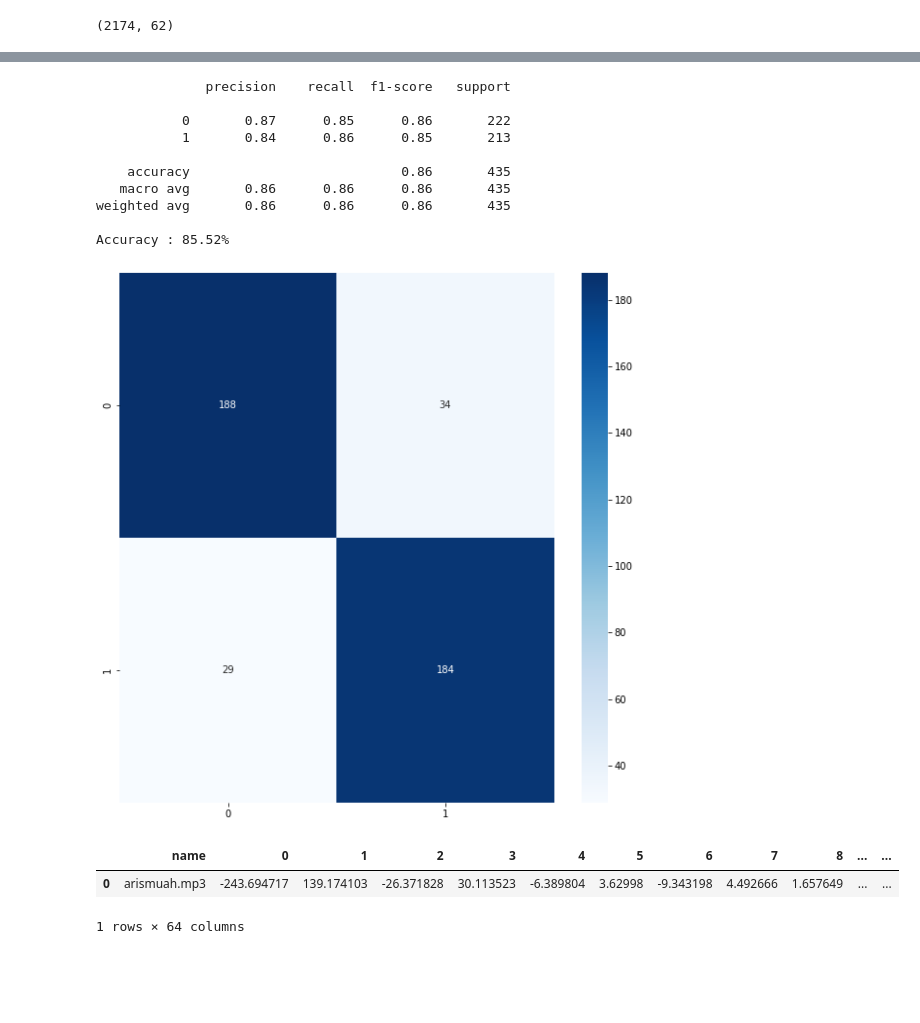
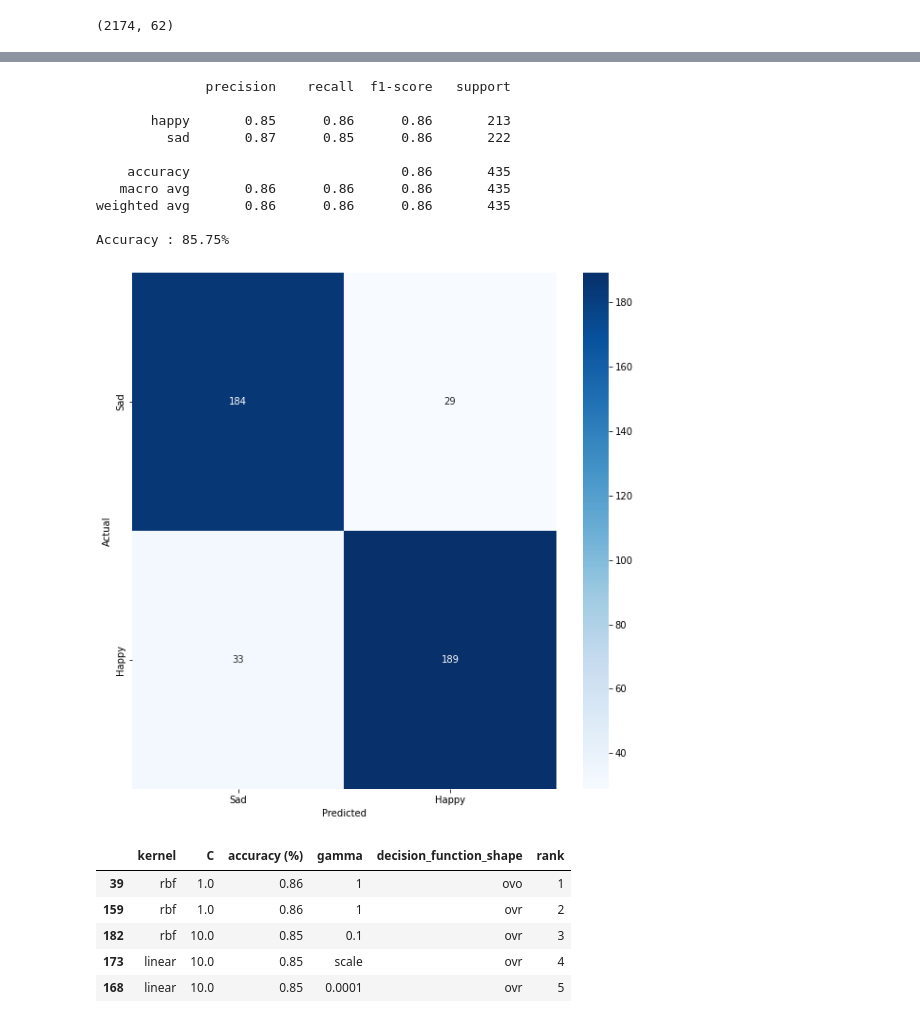
Before and after one commit to LvnnnX/Pemrosesan-Data-Multimedia, a Jupyter notebook: IPYNB-Code/Final-Project/final-project.ipynb, the cells around one changed output, grey strips where cells are left out. Drawn from its saved outputs; the diff is of its cells as text; code cells hidden in the pictures; blank space fills up the shorter version.

```diff
--- a/IPYNB-Code/Final-Project/final-project.ipynb
+++ b/IPYNB-Code/Final-Project/final-project.ipynb
@@ -316,9 +316,10 @@ scaler = MinMaxScaler()
 X = scaler.fit_transform(X)
 
 # X = np.expand_dims(X, axis=-1)
+y = df_fix['label']
+# y = OneHotEncoder().fit_transform(df_fix['label'].values.reshape(-1, 1)).toarray()
+# y = np.array(df_fix['label'].apply(lambda x : 1 if x == 'happy' else 0))
 
-
-y = np.array(df_fix['label'].apply(lambda x : 1 if x == 'happy' else 0))
 # y = np.reshape(y, (-1, 1))
 # y = OneHotEncoder().fit_transform(y).toarray()
 
@@ -381,33 +393,35 @@ Name: 39, dtype: object
 # %%
 svm_score = SVC(kernel='rbf',C=1.0, gamma=1, decision_function_shape='ovo')
 svm_score.fit(X_train, y_train)
 y_pred = svm_score.predict(X_test)
 print(classification_report(y_test, y_pred))
 print(f'Accuracy : {accuracy_score(y_test, y_pred).round(4)*100}%')
 matrix = confusion_matrix(y_test, y_pred)
 plt.figure(figsize=(10,10))
 ax = sns.heatmap(matrix, annot=True, fmt='d', cmap='Blues')
+plt.xlabel('Predicted')
+plt.xticks([0.5,1.5], ['Sad', 'Happy'])
+plt.yticks([0.5,1.5], ['Sad', 'Happy'])
+plt.ylabel('Actual')
 plt.show()
 # %% [output]
               precision    recall  f1-score   support
 
-           0       0.87      0.85      0.86       222
-           1       0.84      0.86      0.85       213
+       happy       0.85      0.86      0.86       213
+         sad       0.87      0.85      0.86       222
 
     accuracy                           0.86       435
    macro avg       0.86      0.86      0.86       435
 weighted avg       0.86      0.86      0.86       435
 
-Accuracy : 85.52%
+Accuracy : 85.75%
-[figure, old version]
+[figure, new version]
-# %%
-#TODO : Test input
-
-INPUT_DIRECTORY = PATH / 'test_input'
-
-input_df = audio_features(path=INPUT_DIRECTORY, mfcc_num=20)
-input_df
-# %% [output]
-|  | name | 0 | 1 | 2 | 3 | 4 | 5 | 6 | 7 | 8 | ... | ... |
-| 0 | arismuah.mp3 | -243.694717 | 139.174103 | -26.371828 | 30.113523 | -6.389804 | 3.62998 | -9.343198 | 4.492666 | 1.657649 | ... | ... |
-1 rows × 64 columns
+# %%
+get_svm_score.head(5)
+# %% [output]
+|  | kernel | C | accuracy (%) | gamma | decision_function_shape | rank |
+| 39 | rbf | 1.0 | 0.86 | 1 | ovo | 1 |
+| 159 | rbf | 1.0 | 0.86 | 1 | ovr | 2 |
+| 182 | rbf | 10.0 | 0.85 | 0.1 | ovr | 3 |
+| 173 | linear | 10.0 | 0.85 | scale | ovr | 4 |
+| 168 | linear | 10.0 | 0.85 | 0.0001 | ovr | 5 |
```
Also changed, not shown: parts of 18 cells of this notebook.
